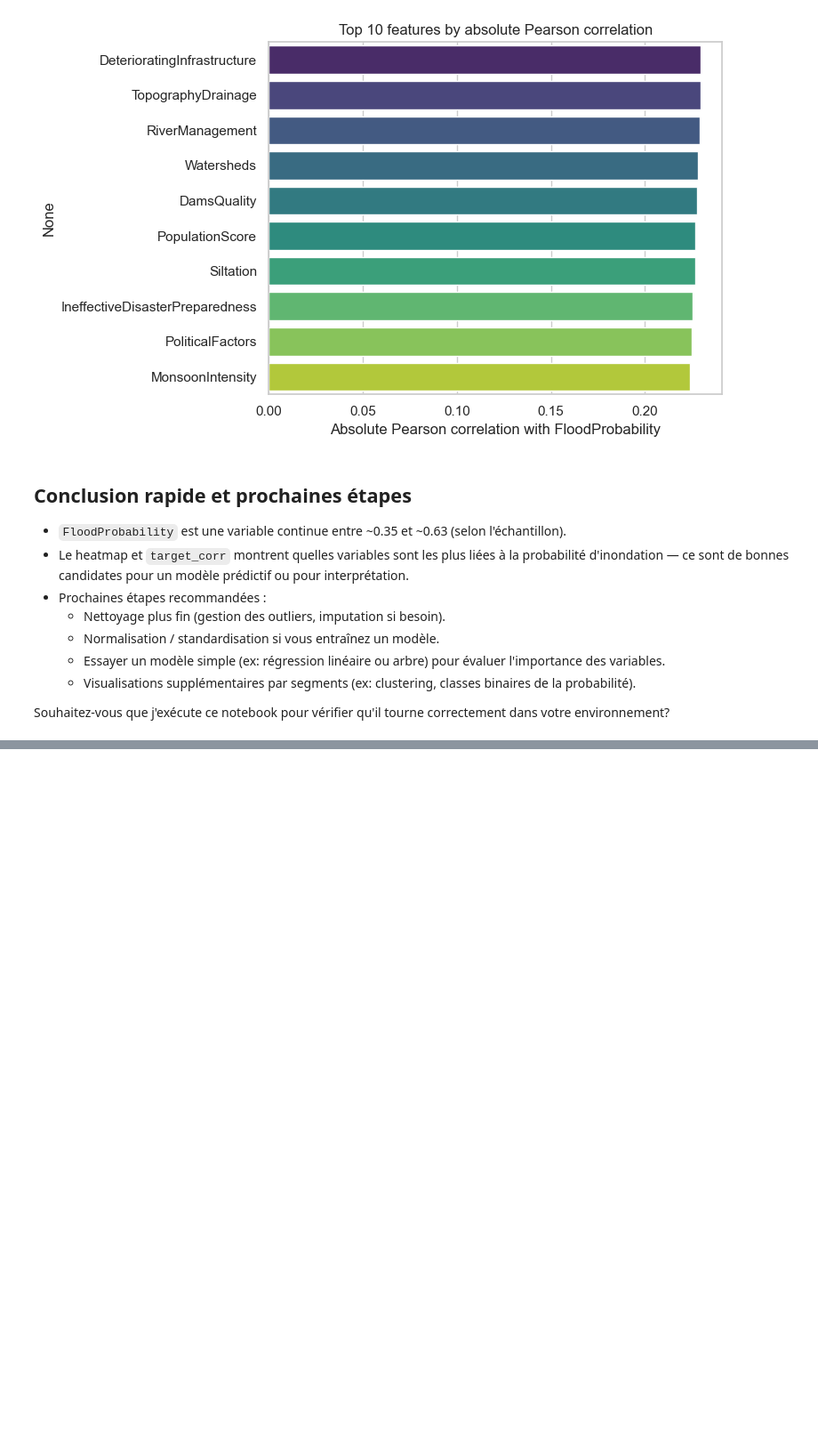
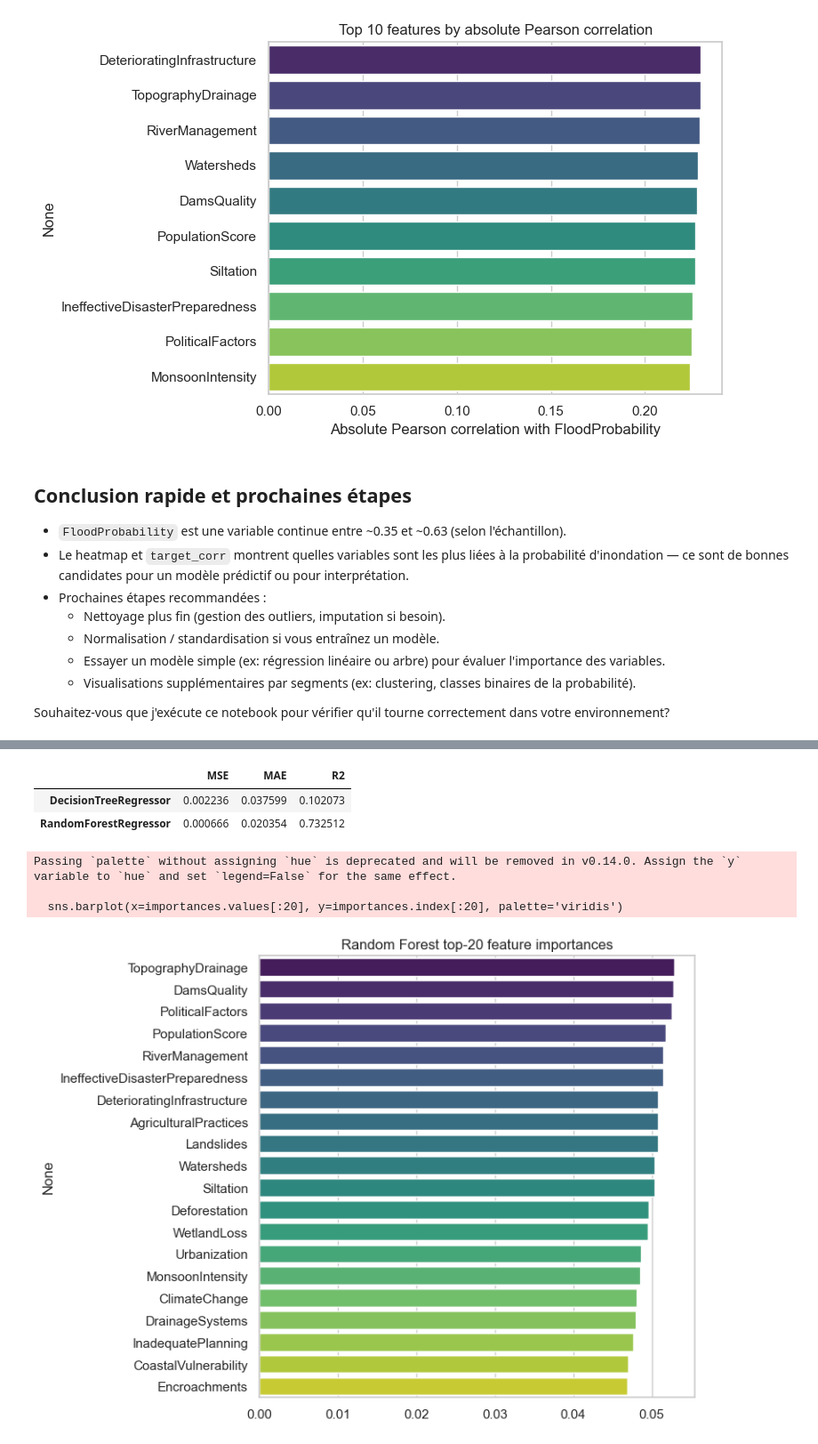
Before and after one commit to alobo01/mai-idss-flood, a Jupyter notebook: data1.ipynb, the cells around one changed output, grey strips where cells are left out. Shown at 89% size. Drawn from its saved outputs; the diff is of its cells as text; code cells hidden in the pictures; blank space fills up the shorter version.

Commit message:
update data1, linear regression, random forest

```diff
--- a/data1.ipynb
+++ b/data1.ipynb
@@ -400,0 +408,73 @@ Souhaitez-vous que j'exécute ce notebook pour vérifier qu'il tourne correcteme
+# %%
+# Regressors: Decision Tree and Random Forest (predict FloodProbability)
+try:
+    from sklearn.model_selection import train_test_split
+    from sklearn.tree import DecisionTreeRegressor
+    from sklearn.ensemble import RandomForestRegressor
+    from sklearn.metrics import mean_squared_error, mean_absolute_error, r2_score
+except Exception as e:
+    print('Please install scikit-learn: pip install scikit-learn')
+    raise
+
+# Features selection
+num_cols = df.select_dtypes(include=[np.number]).columns.tolist()
+if 'FloodProbability' in num_cols:
+    num_cols.remove('FloodProbability')
+# Filter out constant columns
+X = df[num_cols].copy()
+X = X.loc[:, X.nunique(dropna=True) > 1]
+# Target
+y = df['FloodProbability']
+
+# Drop rows with missing values in X or y
+mask = X.notnull().all(axis=1) & y.notnull()
+X = X[mask]
+y = y[mask]
+
+print('Using features:', X.columns.tolist())
+
+# Train / test split
+X_train, X_test, y_train, y_test = train_test_split(X, y, test_size=0.2, random_state=42)
+
+# Fit models
+dt = DecisionTreeRegressor(random_state=42)
+dt.fit(X_train, y_train)
+
+rf = RandomForestRegressor(n_estimators=200, random_state=42, n_jobs=-1)
+rf.fit(X_train, y_train)
+
+# Evaluate
+models = {'DecisionTreeRegressor': dt, 'RandomForestRegressor': rf}
+
+results = {}
+for name, m in models.items():
+    pred = m.predict(X_test)
+    results[name] = {
+        'MSE': mean_squared_error(y_test, pred),
+        'MAE': mean_absolute_error(y_test, pred),
+        'R2': r2_score(y_test, pred)
+    }
+
+import pandas as pd
+res_df = pd.DataFrame(results).T
+print('Regression results:')
+display(res_df)
+
+# Feature importances for the RandomForest
+importances = pd.Series(rf.feature_importances_, index=X.columns).sort_values(ascending=False)
+plt.figure(figsize=(8, 6))
+sns.barplot(x=importances.values[:20], y=importances.index[:20], palette='viridis')
+plt.title('Random Forest top-20 feature importances')
+plt.tight_layout()
+plt.show()
+
+# Pred vs actual plot for RandomForest
+plt.figure(figsize=(6, 6))
+plt.scatter(y_test, rf.predict(X_test), alpha=0.5)
+plt.plot([y_test.min(), y_test.max()], [y_test.min(), y_test.max()], 'r--')
+plt.xlabel('Actual FloodProbability')
+plt.ylabel('Predicted FloodProbability')
+plt.title('RandomForest: Predicted vs Actual')
+plt.tight_layout()
+plt.show()
+# %% [output]
@@ -400,0 +484,7 @@ Souhaitez-vous que j'exécute ce notebook pour vérifier qu'il tourne correcteme
+|  | MSE | MAE | R2 |
+| DecisionTreeRegressor | 0.002236 | 0.037599 | 0.102073 |
+| RandomForestRegressor | 0.000666 | 0.020354 | 0.732512 |
+Passing `palette` without assigning `hue` is deprecated and will be removed in v0.14.0. Assign the `y` variable to `hue` and set `legend=False` for the same effect.
+
+  sns.barplot(x=importances.values[:20], y=importances.index[:20], palette='viridis')
+[figure, added]
```
Also changed, not shown: parts of 4 cells of this notebook.
